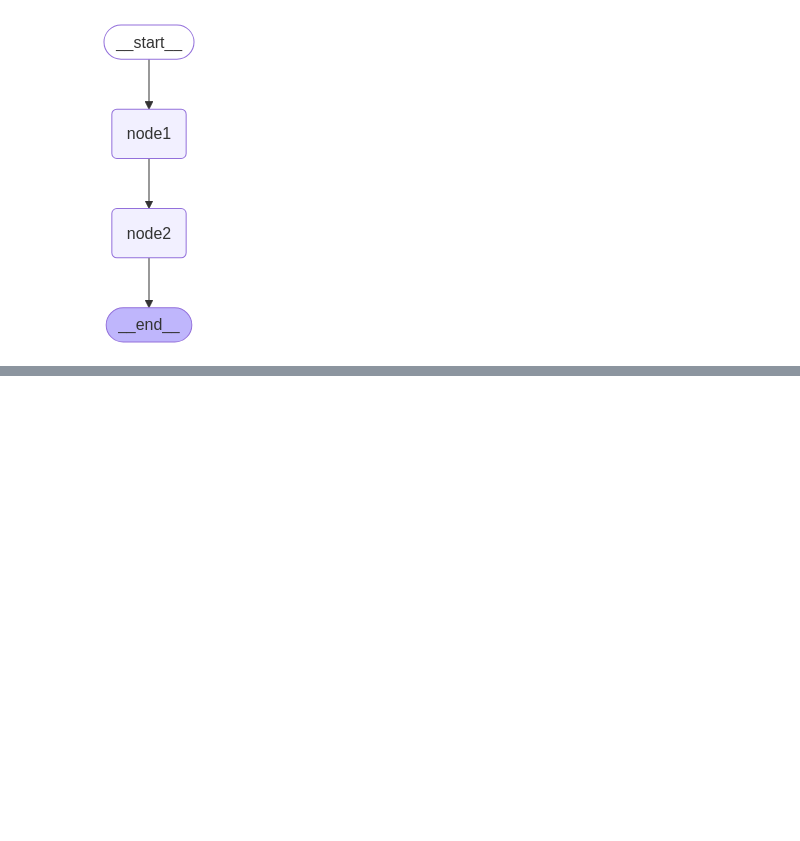
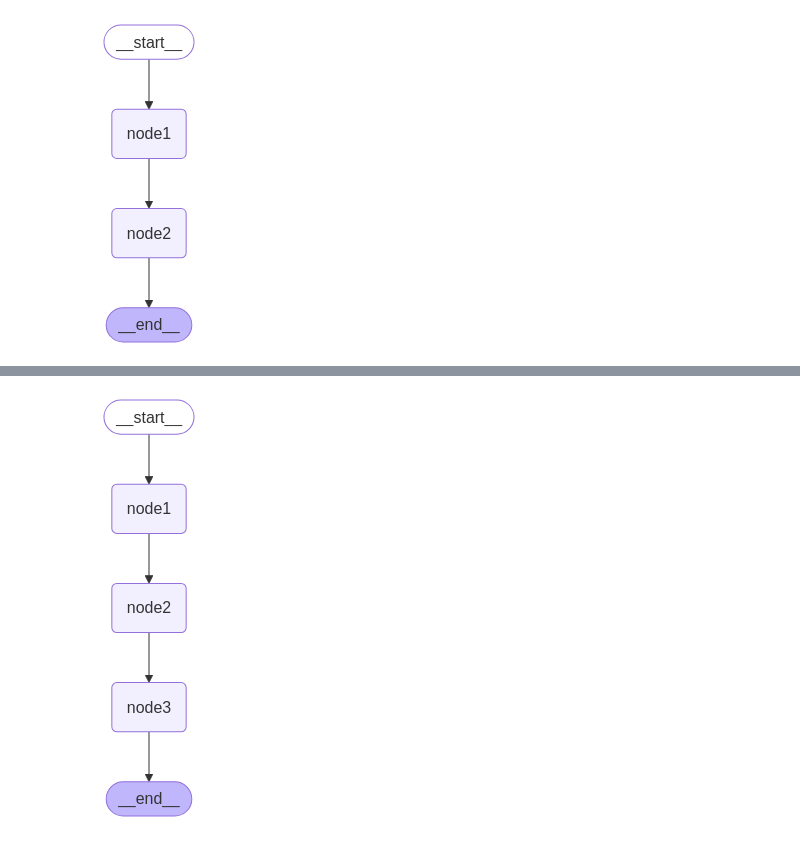
Before and after one commit to Thejpal/Langchain, a Jupyter notebook: langgraph_memory.ipynb, the cells around one changed output, grey strips where cells are left out. Drawn from its saved outputs; the diff is of its cells as text; code cells hidden in the pictures; blank space fills up the shorter version.

Commit message:
Testing multiple annotated states and reducer functions

```diff
--- a/langgraph_memory.ipynb
+++ b/langgraph_memory.ipynb
@@ -108,0 +116,38 @@ graph1.invoke({"var1": ["c"], "var2": 5, "var3": "c"})
+# %%
+from operator import add
+
+class State1(TypedDict):
+    vara: Annotated[list[str], add]
+
+class State2(TypedDict):
+    varb: Annotated[list[str], add]
+# %%
+builder2 = StateGraph(State, input = State1, output = State2)
+
+def node1(state: State1) -> State2:
+    data = "".join(state["vara"]) + "1"
+    return {"varb": [data], "var1" : [data]}
+
+def node2(state: State2) -> State2:
+    data = "".join(state["varb"]) + "2"
+    return {"varb": [data], "var1" : [data]}
+
+def node3(state: State2) -> State1:
+    data = "".join(state["varb"]) + "3"
+    return {"vara": [data], "var1" : [data]}
+
+builder2.add_node(node1, "node1")
+builder2.add_node(node2, "node2")
+builder2.add_node(node3, "node3")
+
+builder2.add_edge(START, "node1")
+builder2.add_edge("node1", "node2")
+builder2.add_edge("node2", "node3")
+builder2.add_edge("node3", END)
+
+graph2 = builder2.compile()
+graph2.debug = True
+# %%
+graph2
+# %% [output]
+[figure, added]
```
Also changed, not shown: parts of 5 cells of this notebook.
